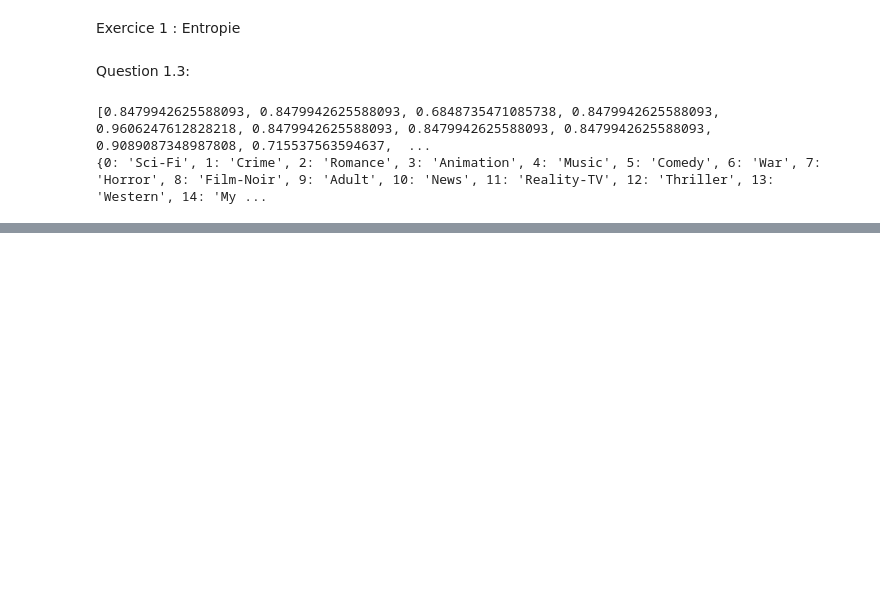
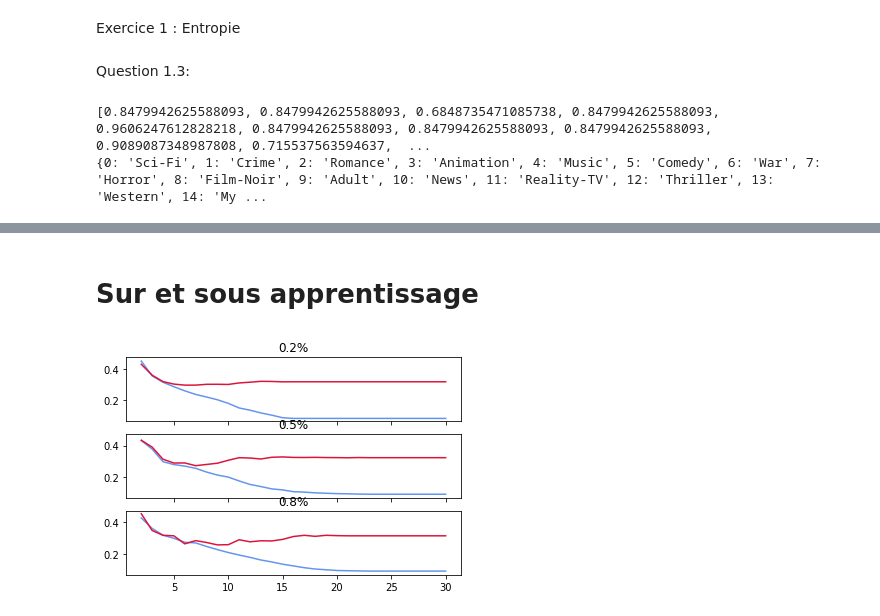
Before and after one commit to Clemspace/ML_DAC, a Jupyter notebook: TP1/TP1.ipynb, the cells around one changed output, grey strips where cells are left out. Drawn from its saved outputs; the diff is of its cells as text; code cells hidden in the pictures; blank space fills up the shorter version.

```diff
--- a/TP1/TP1.ipynb
+++ b/TP1/TP1.ipynb
@@ -81,0 +100,53 @@ KeyboardInterrupt:
+# %% [markdown]
+# Sur et sous apprentissage
+# %%
+import numpy as np
+import matplotlib.pyplot as plt
+from tqdm.notebook import tqdm
+
+partitions = np.arange(0.2, 0.9,0.3)
+
+def split_data(datax, datay, percentage):
+    """
+        Sépare les données en un ensemble d'apprentissage et un ensemble de test
+        percentage : pourcentage de données dans l'ensemble d'apprentissage
+    """
+    size = datax.shape[0] # nombre de données
+    indices = np.arange(size)
+    np.random.shuffle(indices) # mélange aléatoire des indices
+    nb_app = int(size*percentage) # nombre de données d'appentissage
+    id_app = indices[0:nb_app] # indices des données d'apprentissage
+    id_test = indices[nb_app:] # indice des données de test
+    return datax[id_app], datax[id_test], datay[id_app], datay[id_test]
+
+
+fig, axes = plt.subplots(3, 1, sharex=True, sharey=True)
+for i in tqdm(range(3), desc='1st loop'):
+    col =  (i) // 3
+    line = (i) % 4
+
+    depths = range(2,31)
+    datax_app, datax_test, datay_app, datay_test = split_data(datax, datay, partitions[i])
+
+    error_app = []
+    error_test = []
+
+
+    for depth in tqdm(range(len(depths)), desc='2nd loop'):
+
+
+        dt = DecisionTree()
+        dt.max_depth = depth # on fixe la  taille  de l’arbre a depth
+        dt.min_samples_split = 2 # nombre  minimum d’exemples  pour  spliter  un noeud
+        dt.fit(datax_app, datay_app) # apprentissage
+        error_app.append(1 - dt.score(datax_app ,datay_app)) # erreur en apprentissage
+        error_test.append(1 - dt.score(datax_test ,datay_test)) # erreur en test
+
+    axes[line].plot(depths, error_app, color='cornflowerblue')
+    axes[line].plot(depths, error_test, color='crimson')
+    axes[line].set_title(str(partitions[i])+'%')
+
+
+plt.show()
+# %% [output]
+[figure, added]
```
Also changed, not shown: parts of 1 cell of this notebook.
